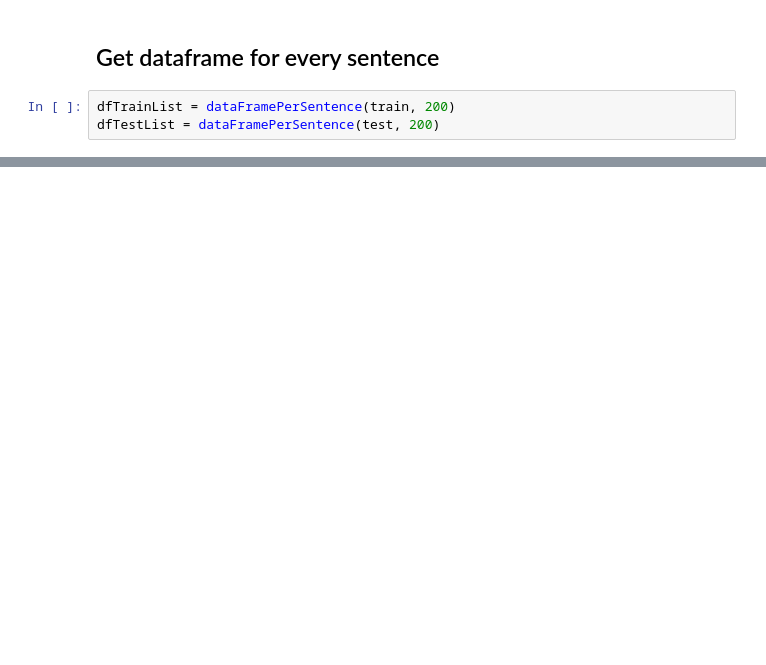
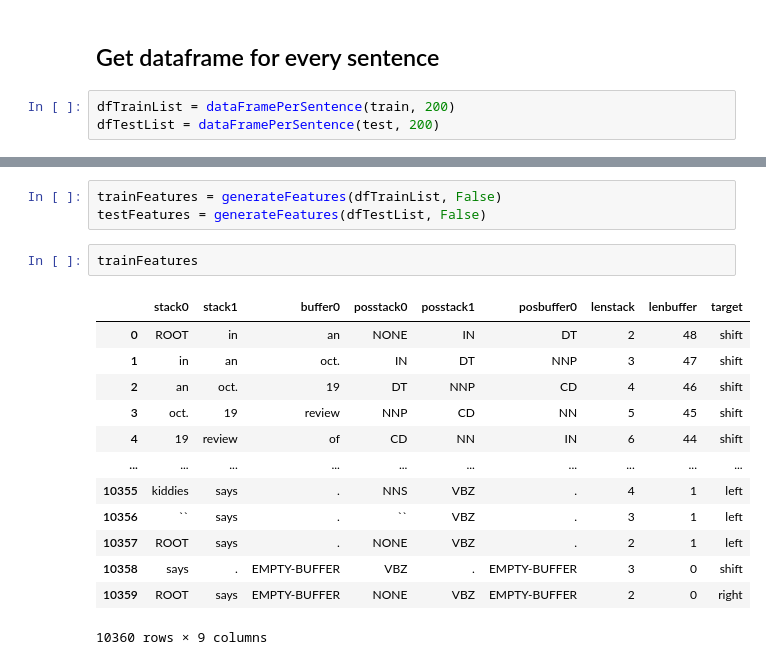
Before and after one commit to vincentmichael089/NLP-Study-Group, a Jupyter notebook: notebook_4.ipynb, the cells around one changed output, grey strips where cells are left out. Cells and saved outputs as stored; diff of their text form; blank space fills up the shorter version.

```diff
--- a/notebook_4.ipynb
+++ b/notebook_4.ipynb
@@ -509,0 +411,19 @@ def generateFeatures(dfList):
+# %%
+trainFeatures = generateFeatures(dfTrainList, False)
+testFeatures = generateFeatures(dfTestList, False)
+# %%
+trainFeatures
+# %% [output]
+|  | stack0 | stack1 | buffer0 | posstack0 | posstack1 | posbuffer0 | lenstack | lenbuffer | target |
+| 0 | ROOT | in | an | NONE | IN | DT | 2 | 48 | shift |
+| 1 | in | an | oct. | IN | DT | NNP | 3 | 47 | shift |
+| 2 | an | oct. | 19 | DT | NNP | CD | 4 | 46 | shift |
+| 3 | oct. | 19 | review | NNP | CD | NN | 5 | 45 | shift |
+| 4 | 19 | review | of | CD | NN | IN | 6 | 44 | shift |
+| ... | ... | ... | ... | ... | ... | ... | ... | ... | ... |
+| 10355 | kiddies | says | . | NNS | VBZ | . | 4 | 1 | left |
+| 10356 | `` | says | . | `` | VBZ | . | 3 | 1 | left |
+| 10357 | ROOT | says | . | NONE | VBZ | . | 2 | 1 | left |
+| 10358 | says | . | EMPTY-BUFFER | VBZ | . | EMPTY-BUFFER | 3 | 0 | shift |
+| 10359 | ROOT | says | EMPTY-BUFFER | NONE | VBZ | EMPTY-BUFFER | 2 | 0 | right |
+10360 rows × 9 columns
```
Also changed, not shown: parts of 29 cells of this notebook, 1 other file.
